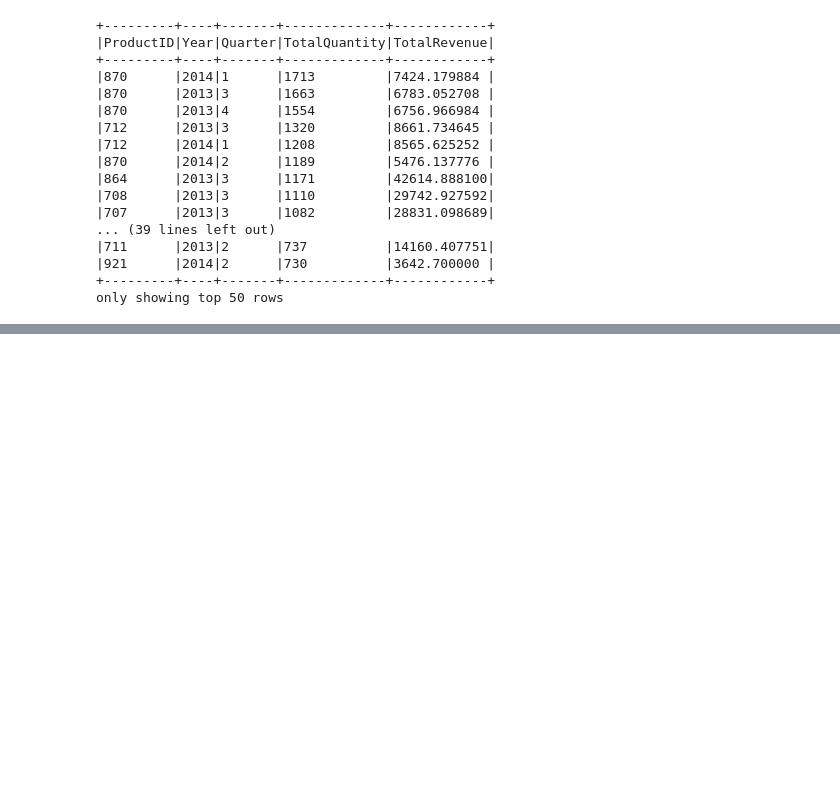
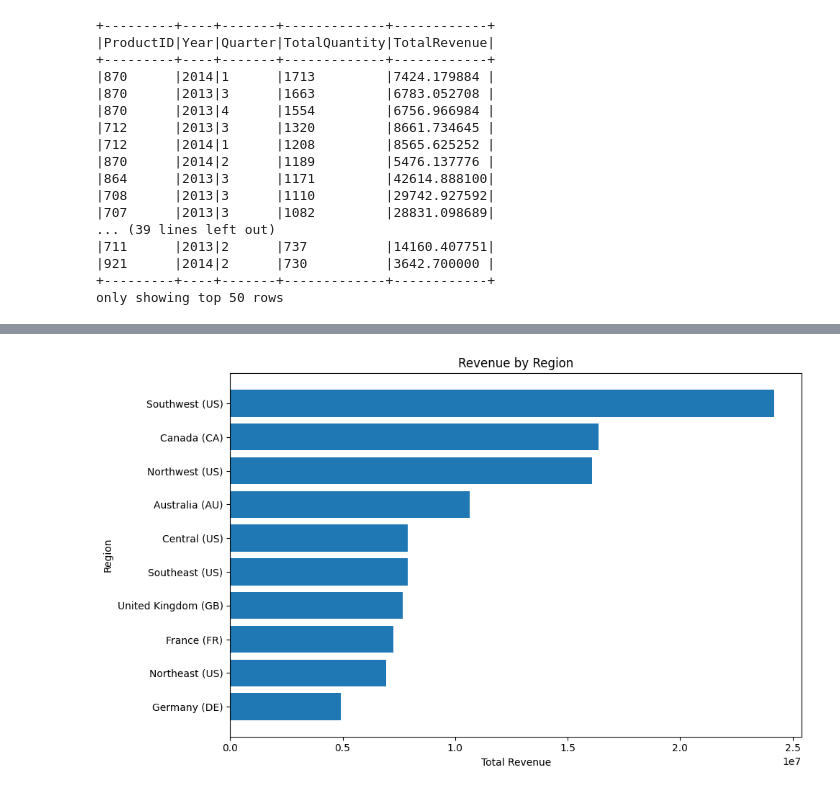
Before and after one commit to hunglk25/explore-data, a Jupyter notebook: test.ipynb, the cells around one changed output, grey strips where cells are left out. Cells and saved outputs as stored; diff of their text form; code cells hidden in the pictures; blank space fills up the shorter version.

```diff
--- a/test.ipynb
+++ b/test.ipynb
@@ -576,0 +596,4 @@ only showing top 50 rows
+# %%
+tables = ["Sales.SalesOrderHeader", "Sales.SalesOrderDetail", "Sales.SalesTerritory"]
+
+Q4_df = {name: new_df[name] for name in tables}
@@ -576,0 +628,14 @@ only showing top 50 rows
+# %%
+df = (
+    Q4_df["Sales.SalesOrderHeader"]
+    .join(Q4_df["Sales.SalesOrderDetail"], "SalesOrderID")
+    .join(Q4_df["Sales.SalesTerritory"], "TerritoryID")
+)
+
+result = (
+    df.groupBy("TerritoryID", "Name", "CountryRegionCode")
+      .agg(F.sum("LineTotal").alias("TotalRevenue"))
+      .orderBy("TotalRevenue", ascending=False)
+)
+
+result.show(truncate=False)
@@ -576,0 +657,15 @@ only showing top 50 rows
+# %%
+result_pd = result.toPandas()
+result_pd["Label"] = result_pd["Name"] + " (" + result_pd["CountryRegionCode"] + ")"
+
+result_pd = result_pd.sort_values("TotalRevenue", ascending=True)
+
+plt.figure(figsize=(10, 6))
+plt.barh(result_pd["Label"], result_pd["TotalRevenue"])
+plt.xlabel("Total Revenue")
+plt.ylabel("Region")
+plt.title("Revenue by Region")
+plt.tight_layout()
+plt.show()
+# %% [output]
+[figure, added]
```
Also changed, not shown: parts of 19 cells of this notebook.
